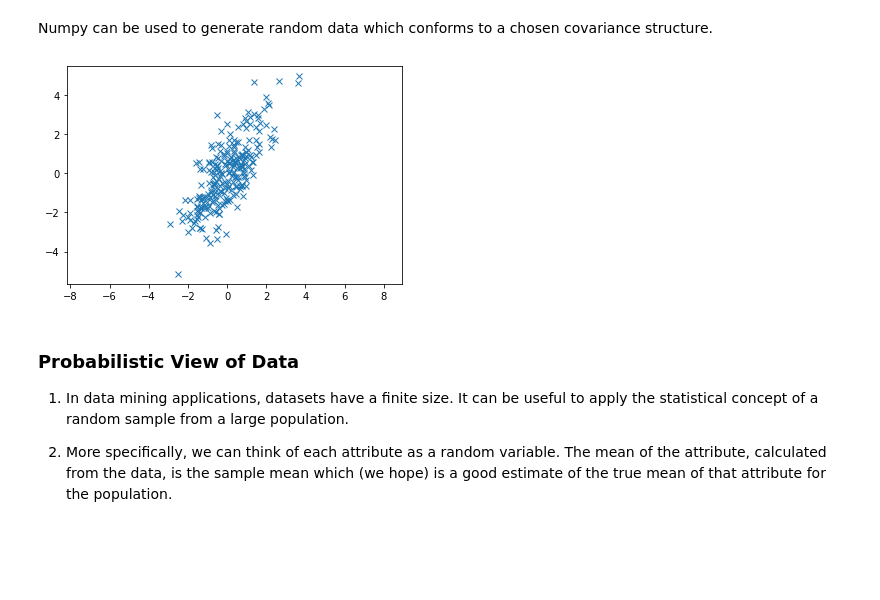
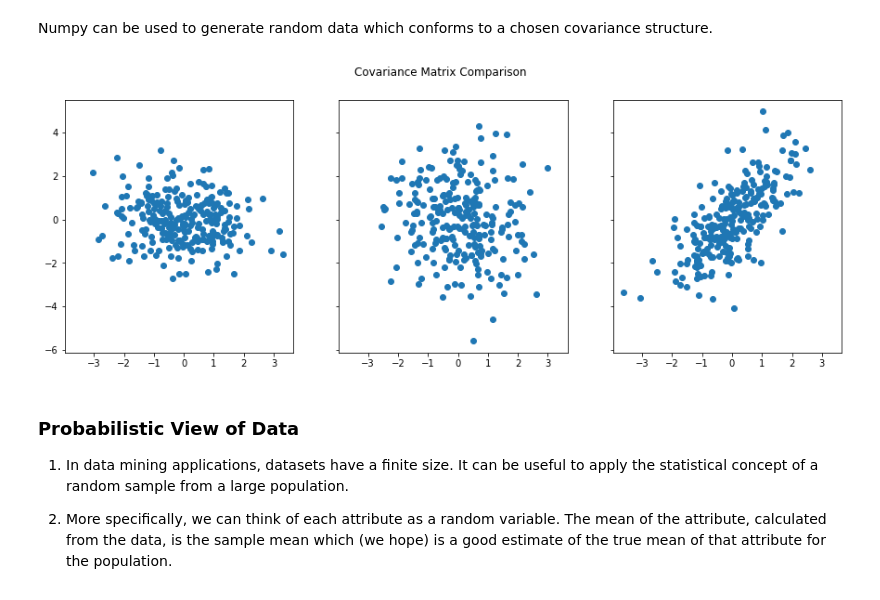
Before and after one commit to insight2action/OSU-DataMining, a Jupyter notebook: 1a_Exploratory_Data_analysis.ipynb, the cells around one changed output. Saved outputs shown, nothing was run; the diff lists cells and outputs as text; code cells hidden in the pictures; blank space fills up the shorter version.

```diff
--- a/1a_Exploratory_Data_analysis.ipynb
+++ b/1a_Exploratory_Data_analysis.ipynb
@@ -322,16 +322,25 @@ iris.corr()
 Numpy can be used to generate random data which conforms to a chosen covariance structure.
 # %%
 mean = [0, 0]
-#cov = [[1.3, 0], [0, 1.3]]
-#cov = [[1.3, 0], [0, 3]]
-cov = [[1.3, 1.5], [1.5, 3]]
+cov1 = [[1.3, 0], [0, 1.3]]
+cov2 = [[1.3, 0], [0, 3]]
+cov3 = [[1.3, 1.5], [1.5, 3]]
 
-x, y = np.random.multivariate_normal(mean, cov, 250).T
-plt.plot(x, y, 'x')
-plt.axis('equal')
+
+fig, (ax1, ax2, ax3) = plt.subplots(1, 3, sharex = True, sharey=True, figsize=(15,5) )
+fig.suptitle('Covariance Matrix Comparison')
+
+x1, y1 = np.random.multivariate_normal(mean, cov1, 250).T
+x2, y2 = np.random.multivariate_normal(mean, cov2, 250).T
+x3, y3 = np.random.multivariate_normal(mean, cov3, 250).T
+
+ax1.scatter(x1, y1)
+ax2.scatter(x2, y2)
+ax3.scatter(x3,y3)
+
 plt.show()
 # %% [output]
-[figure, old version]
+[figure, new version]
 # %% [markdown]
 ### Probabilistic View of Data
 
```
